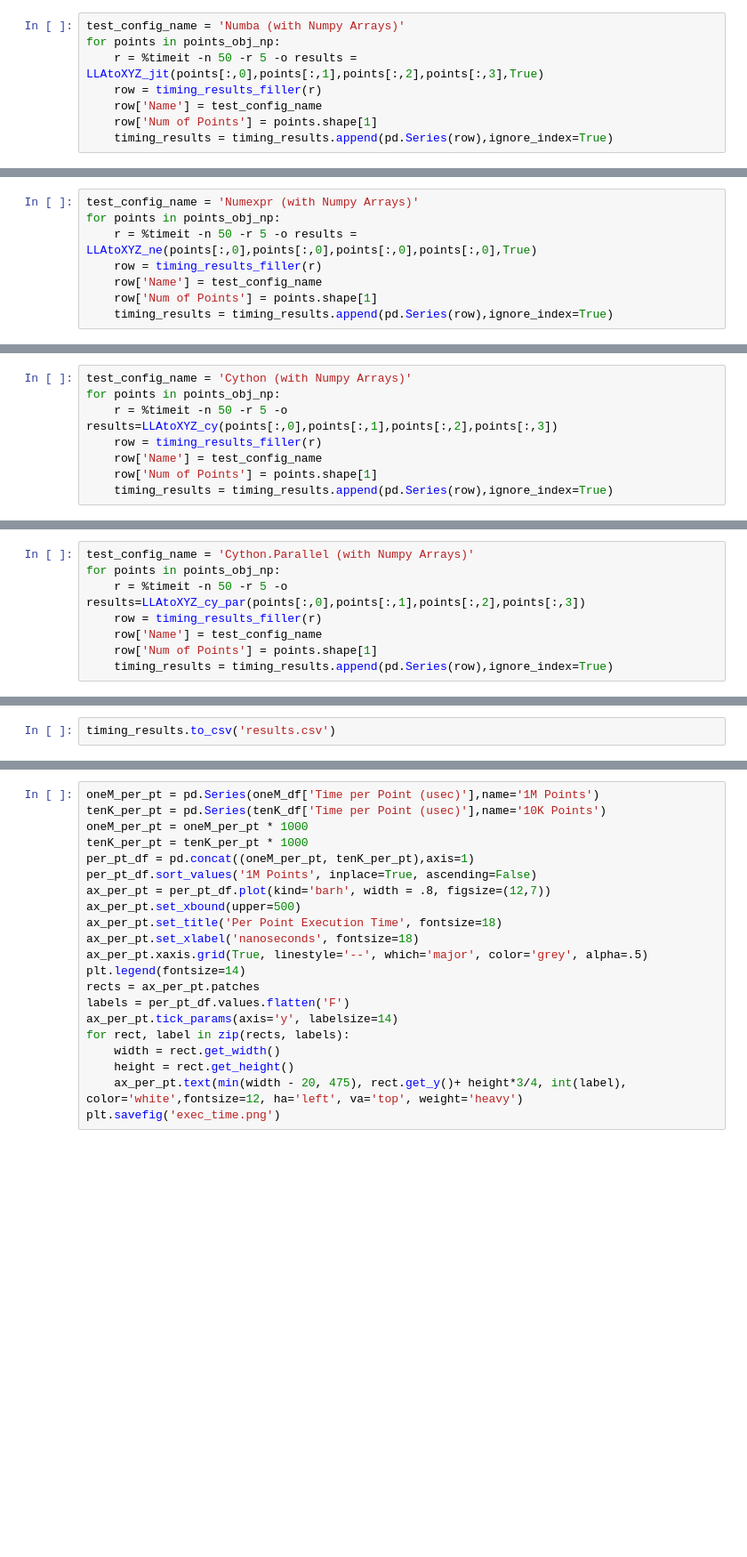
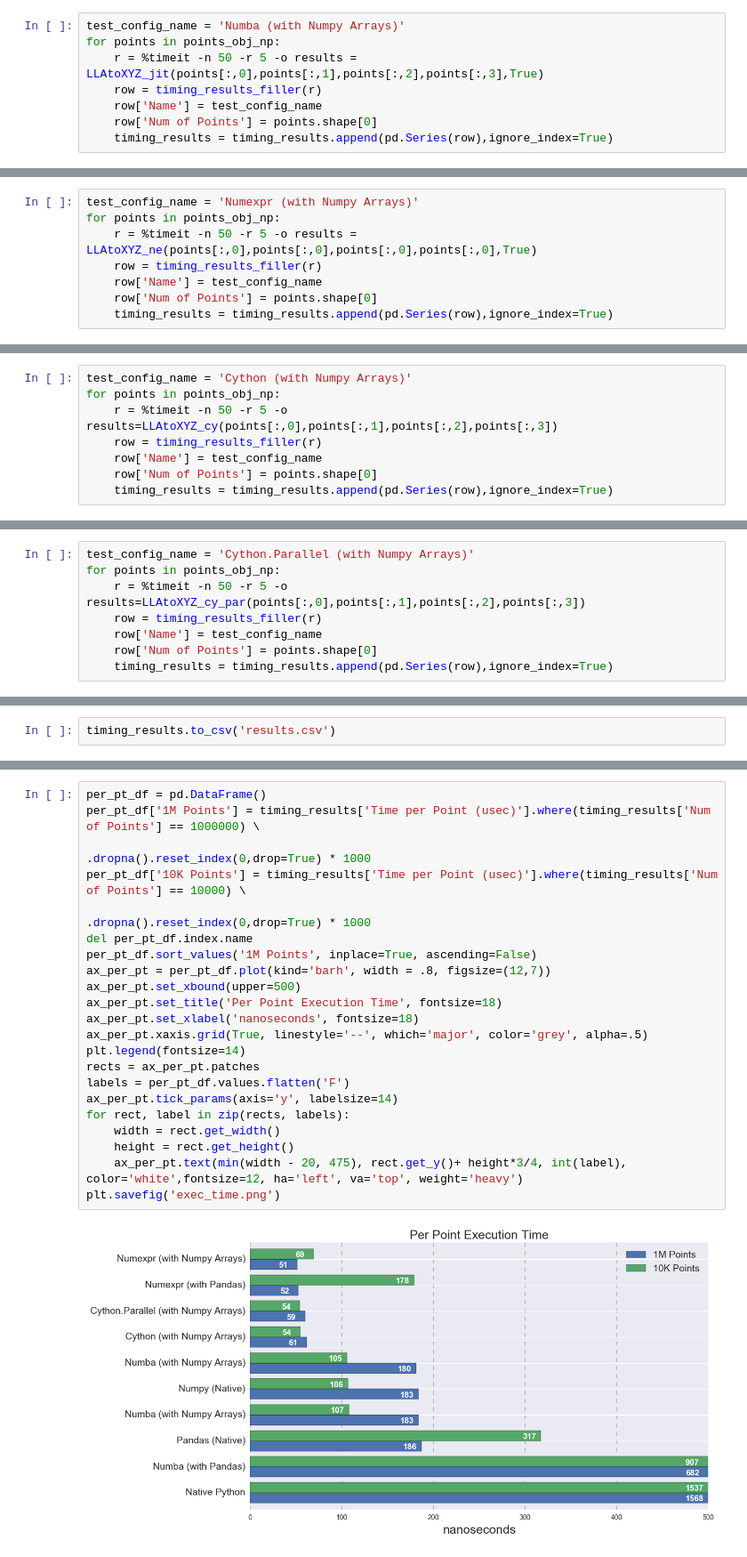
Before and after one commit to jimmycfa/python-timing-tests, a Jupyter notebook: geo_timing.ipynb, the cells around one changed output, grey strips where cells are left out. Shown at 89% size. Cells and saved outputs as stored; diff of their text form; blank space fills up the shorter version.

```diff
--- a/geo_timing.ipynb
+++ b/geo_timing.ipynb
@@ -237,5 +256,5 @@ for points in points_obj_np:
     r = %timeit -n 50 -r 5 -o results = LLAtoXYZ_jit(points[:,0],points[:,1],points[:,2],points[:,3],True)
     row = timing_results_filler(r)
     row['Name'] = test_config_name
-    row['Num of Points'] = points.shape[1]
+    row['Num of Points'] = points.shape[0]
     timing_results = timing_results.append(pd.Series(row),ignore_index=True)
@@ -283,5 +312,5 @@ for points in points_obj_np:
     r = %timeit -n 50 -r 5 -o results = LLAtoXYZ_ne(points[:,0],points[:,0],points[:,0],points[:,0],True)
     row = timing_results_filler(r)
     row['Name'] = test_config_name
-    row['Num of Points'] = points.shape[1]
+    row['Num of Points'] = points.shape[0]
     timing_results = timing_results.append(pd.Series(row),ignore_index=True)
@@ -364,5 +399,5 @@ for points in points_obj_np:
     r = %timeit -n 50 -r 5 -o results=LLAtoXYZ_cy(points[:,0],points[:,1],points[:,2],points[:,3])
     row = timing_results_filler(r)
     row['Name'] = test_config_name
-    row['Num of Points'] = points.shape[1]
+    row['Num of Points'] = points.shape[0]
     timing_results = timing_results.append(pd.Series(row),ignore_index=True)
@@ -433,5 +471,5 @@ for points in points_obj_np:
     r = %timeit -n 50 -r 5 -o results=LLAtoXYZ_cy_par(points[:,0],points[:,1],points[:,2],points[:,3])
     row = timing_results_filler(r)
     row['Name'] = test_config_name
-    row['Num of Points'] = points.shape[1]
+    row['Num of Points'] = points.shape[0]
     timing_results = timing_results.append(pd.Series(row),ignore_index=True)
@@ -490,22 +558,25 @@ plt.savefig('compare_1M.png')
 # %%
-oneM_per_pt = pd.Series(oneM_df['Time per Point (usec)'],name='1M Points')
-tenK_per_pt = pd.Series(tenK_df['Time per Point (usec)'],name='10K Points')
-oneM_per_pt = oneM_per_pt * 1000
-tenK_per_pt = tenK_per_pt * 1000
-per_pt_df = pd.concat((oneM_per_pt, tenK_per_pt),axis=1)
+per_pt_df = pd.DataFrame()
+per_pt_df['1M Points'] = timing_results['Time per Point (usec)'].where(timing_results['Num of Points'] == 1000000) \
+                                                                            .dropna().reset_index(0,drop=True) * 1000
+per_pt_df['10K Points'] = timing_results['Time per Point (usec)'].where(timing_results['Num of Points'] == 10000) \
+                                                                            .dropna().reset_index(0,drop=True) * 1000
+del per_pt_df.index.name
 per_pt_df.sort_values('1M Points', inplace=True, ascending=False)
 ax_per_pt = per_pt_df.plot(kind='barh', width = .8, figsize=(12,7))
 ax_per_pt.set_xbound(upper=500)
 ax_per_pt.set_title('Per Point Execution Time', fontsize=18)
 ax_per_pt.set_xlabel('nanoseconds', fontsize=18)
 ax_per_pt.xaxis.grid(True, linestyle='--', which='major', color='grey', alpha=.5)
 plt.legend(fontsize=14)
 rects = ax_per_pt.patches
 labels = per_pt_df.values.flatten('F')
 ax_per_pt.tick_params(axis='y', labelsize=14)
 for rect, label in zip(rects, labels):
     width = rect.get_width()
     height = rect.get_height()
     ax_per_pt.text(min(width - 20, 475), rect.get_y()+ height*3/4, int(label), color='white',fontsize=12, ha='left', va='top', weight='heavy')
 plt.savefig('exec_time.png')
+# %% [output]
+[figure, added]
 # %%
```
Also changed, not shown: parts of 30 cells of this notebook.
